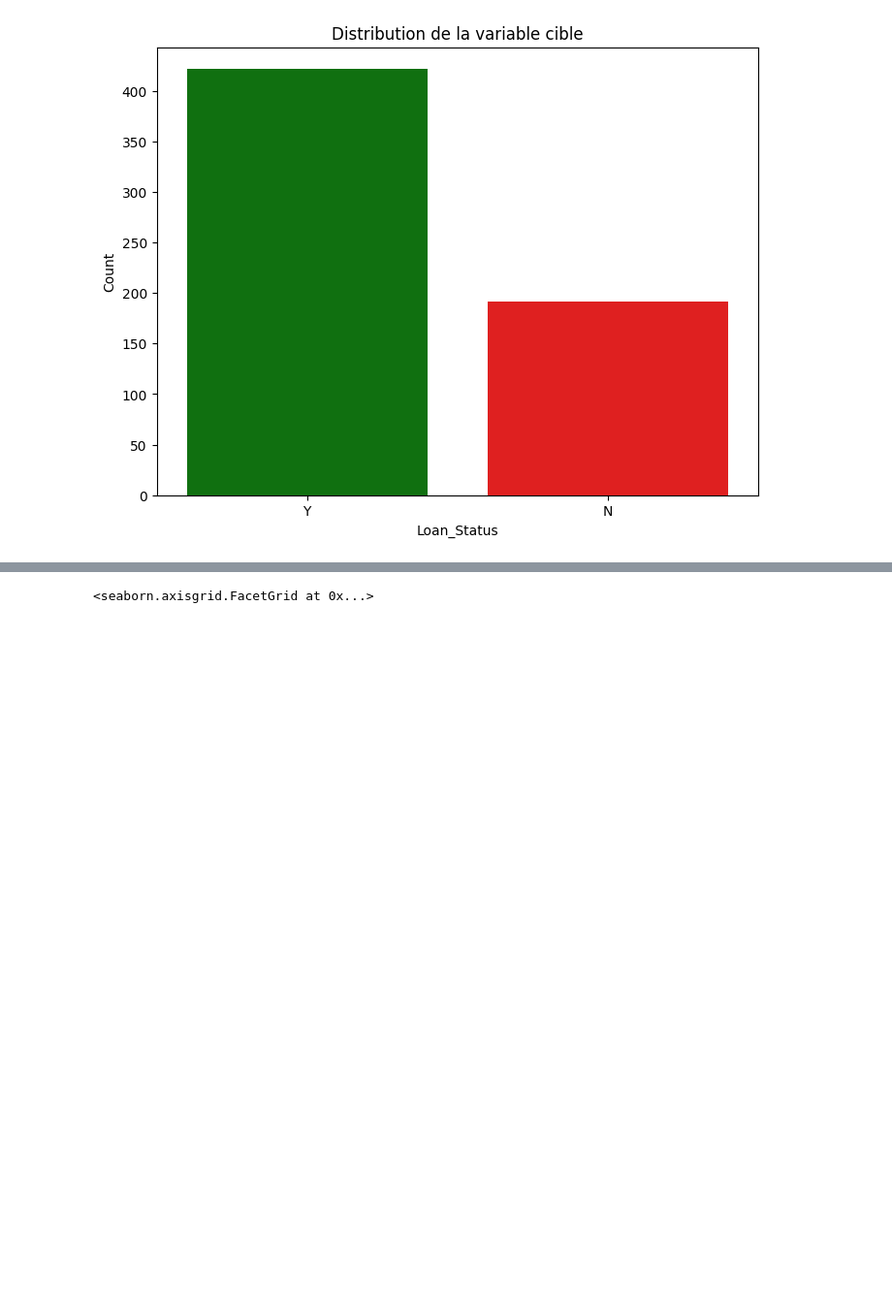
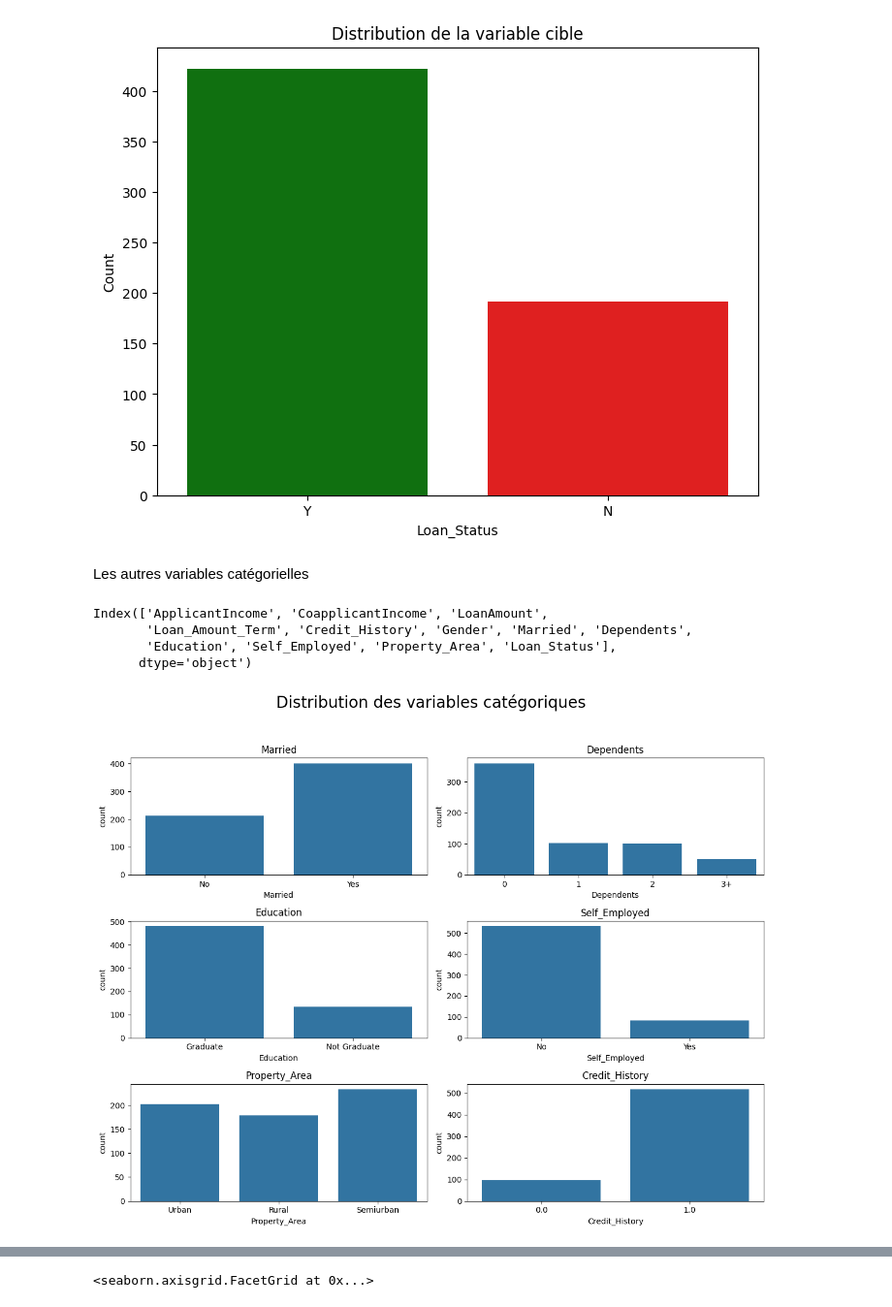
Before and after one commit to nazif96/Bank-loan-prediction, a Jupyter notebook: Notebooks/EDA.ipynb, the cells around one changed output, grey strips where cells are left out. Shown: that part at 97% size. Cells and saved outputs as stored; diff of their text form; code cells hidden in the pictures; blank space fills up the shorter version.

```diff
--- a/Notebooks/EDA.ipynb
+++ b/Notebooks/EDA.ipynb
@@ -120,3 +179,40 @@ plt.show()
 Le pourcentage de crédits accordés est: 68.73%
 Le pourcentage de crédits refusés est: 31.27%
 [figure]
+# %% [markdown]
+Les autres variables catégorielles
+# %%
+df_cleaned.columns
+# %% [output]
+Index(['ApplicantIncome', 'CoapplicantIncome', 'LoanAmount',
+       'Loan_Amount_Term', 'Credit_History', 'Gender', 'Married', 'Dependents',
+       'Education', 'Self_Employed', 'Property_Area', 'Loan_Status'],
+      dtype='object')
+# %%
+# Visualisation des variables catégoriques
+cat_vars = ['Married', 'Dependents', 'Education', 'Self_Employed', 'Property_Area', 'Credit_History']
+num_vars = len(cat_vars)
+
+# Déterminer dynamiquement le nombre de lignes
+rows = math.ceil(num_vars / 2)
+
+fig, axes = plt.subplots(nrows=rows, ncols=2, figsize=(12, 10))
+axes = axes.flatten()  # Transformer en liste 1D
+
+fig.suptitle('Distribution des variables catégoriques', fontsize=20)
+
+for i, var in enumerate(cat_vars):
+    if var in df_cleaned.columns:
+        sns.countplot(x=var, data=df_cleaned, ax=axes[i])
+        axes[i].set_title(var)
+    else:
+        print(f"⚠️ Colonne '{var}' non trouvée dans df_cleaned")
+
+# Supprimer les subplots inutilisés
+for j in range(num_vars, len(axes)):
+    fig.delaxes(axes[j])
+
+plt.tight_layout(rect=[0, 0.03, 1, 0.95])
+plt.show()
+# %% [output]
+[figure, added]
```
Also changed, not shown: parts of 26 cells of this notebook.
